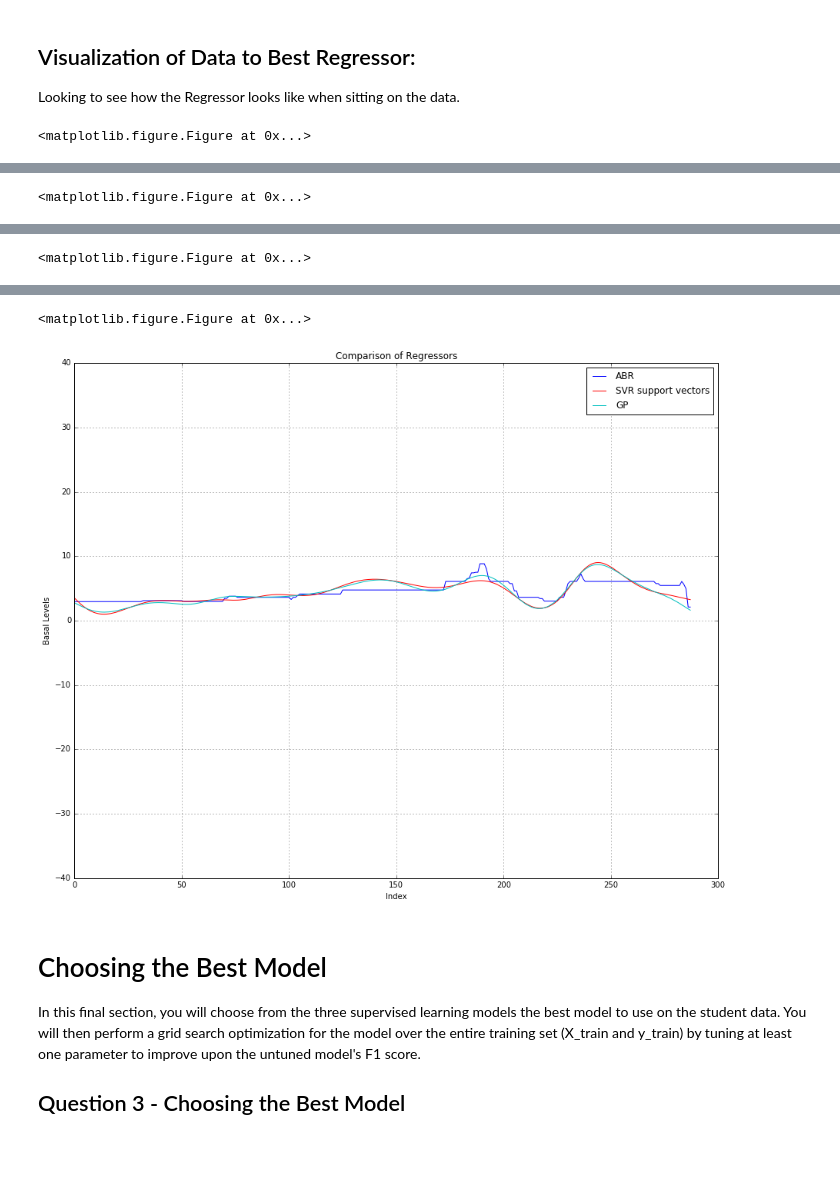
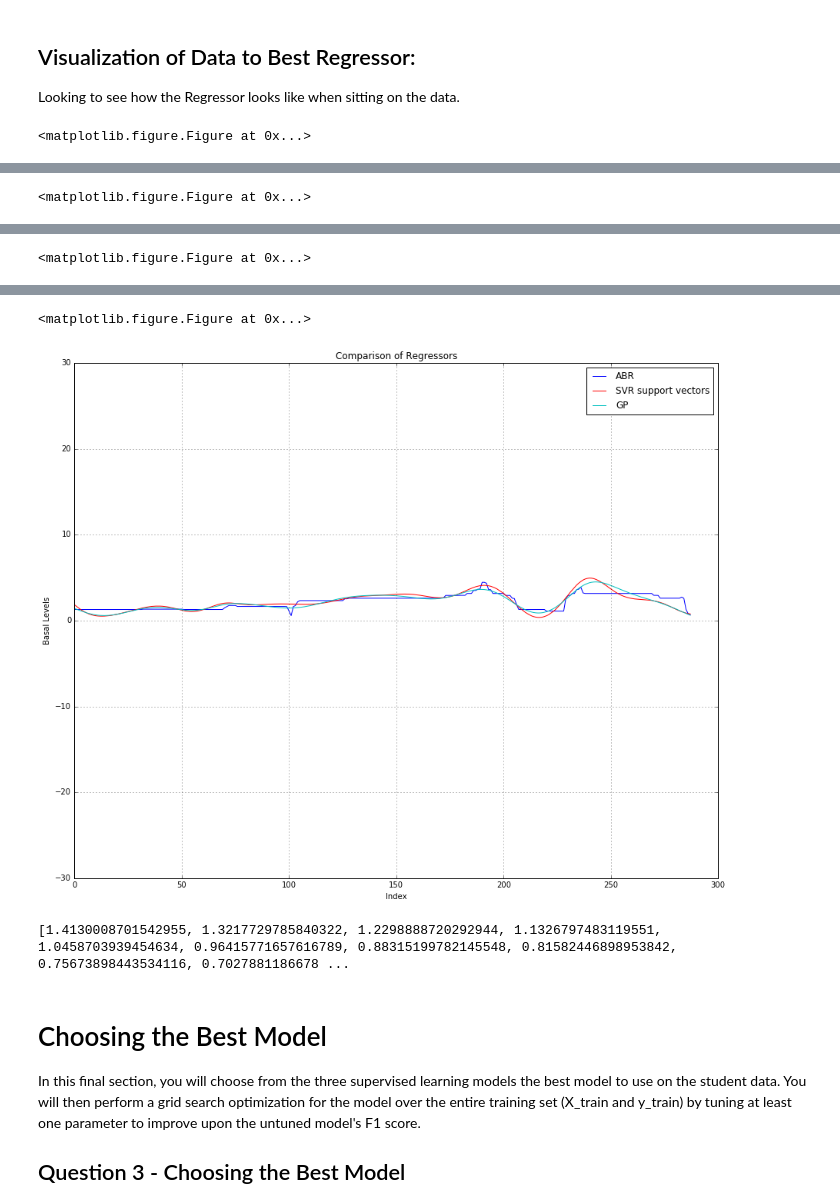
Before and after one commit to rbiven/ArtificialPanc, a Jupyter notebook: CapstoneDiabetes1.ipynb, the cells around one changed output, grey strips where cells are left out. Cells and saved outputs as stored; diff of their text form; code cells hidden in the pictures; blank space fills up the shorter version.

Commit message:
feat. Added smmothing function to BG curve
I added this function to help prevent oscillations in the BG curve.

```diff
--- a/CapstoneDiabetes1.ipynb
+++ b/CapstoneDiabetes1.ipynb
@@ -360,9 +367,9 @@ from sklearn.gaussian_process.kernels import RBF, WhiteKernel
 
 # Initialize the three models
 clf_B = AdaBoostRegressor(DecisionTreeRegressor(max_depth=2),n_estimators=300, random_state=0)
-clf_C = svm.SVR(kernel='rbf', C=1e1, gamma=0.2)
+clf_C = svm.SVR(kernel='rbf', C=1e1, gamma=0.25)
 
-kernel = 1.0 * RBF(length_scale=150.0, length_scale_bounds=(1e-2, 1e3)) + WhiteKernel(noise_level=1, noise_level_bounds=(1e-10, 1e+1))
+kernel = 1.0 * RBF(length_scale=50.0, length_scale_bounds=(1e-1, 1e2)) + WhiteKernel(noise_level=1e-5, noise_level_bounds=(1e-10, 1e+1))
 clf_D = GaussianProcessRegressor(kernel=kernel, alpha=0.0)
 
 # Set up the training set sizes
@@ -463,7 +470,7 @@ plt.plot(x_scat, y_pred2, c='b', label='ABR', zorder=2)
 plt.xlabel('Index')
 plt.ylabel('Basal Levels')
 plt.title('Regressors vs Data Points')
-plt.ylim([-40,40])
+plt.ylim([-30,30])
 plt.grid(True)
 plt.legend()
 
@@ -478,7 +485,7 @@ plt.plot(x_scat, y_pred3, c='r', label='SVR support vectors',zorder=2)
 plt.xlabel('Index')
 plt.ylabel('Basal Levels')
 plt.title('Regressors vs Data Points')
-plt.ylim([-40,40])
+plt.ylim([-30,30])
 plt.grid(True)
 plt.legend()
 
@@ -493,7 +500,7 @@ plt.plot(x_scat, y_pred4, c='c', label='GP',zorder=2)
 plt.xlabel('Index')
 plt.ylabel('Basal Levels')
 plt.title('Regressors vs Data Points')
-plt.ylim([-40,40])
+plt.ylim([-30,30])
 plt.grid(True)
 plt.legend()
 
@@ -510,7 +517,7 @@ plt.plot(x_scat, y_pred4, c='c', label='GP',zorder=2)
 plt.xlabel('Index')
 plt.ylabel('Basal Levels')
 plt.title('Comparison of Regressors')
-plt.ylim([-40,40])
+plt.ylim([-30,30])
 plt.grid(True)
 plt.legend()
 plt.show()
@@ -524,5 +531,6 @@ plt.show()
 <matplotlib.figure.Figure at 0x...>
-[figure, old version]
+[figure, new version]
+[1.4130008701542955, 1.3217729785840322, 1.2298888720292944, 1.1326797483119551, 1.0458703939454634, 0.96415771657616789, 0.88315199782145548, 0.81582446898953842, 0.75673898443534116, 0.7027881186678 ...
 # %% [markdown]
 
 # Choosing the Best Model
```
Also changed, not shown: parts of 7 cells of this notebook, 1 other file.
